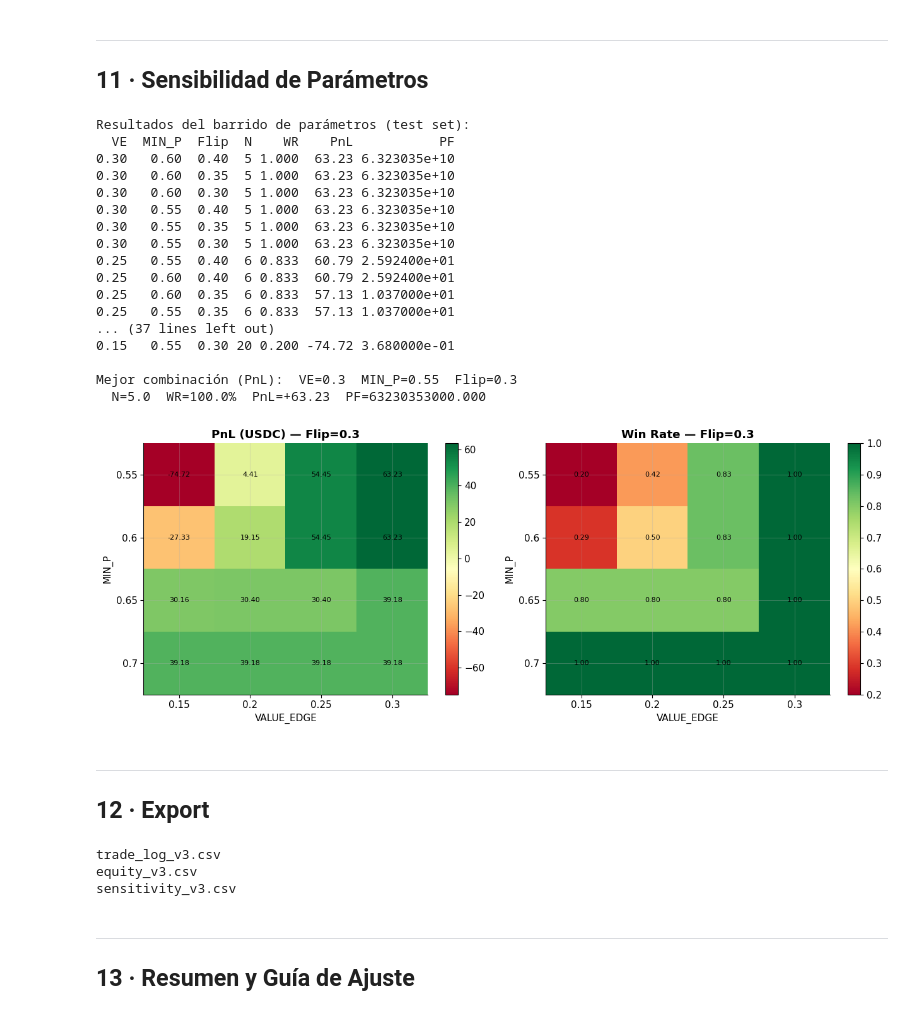
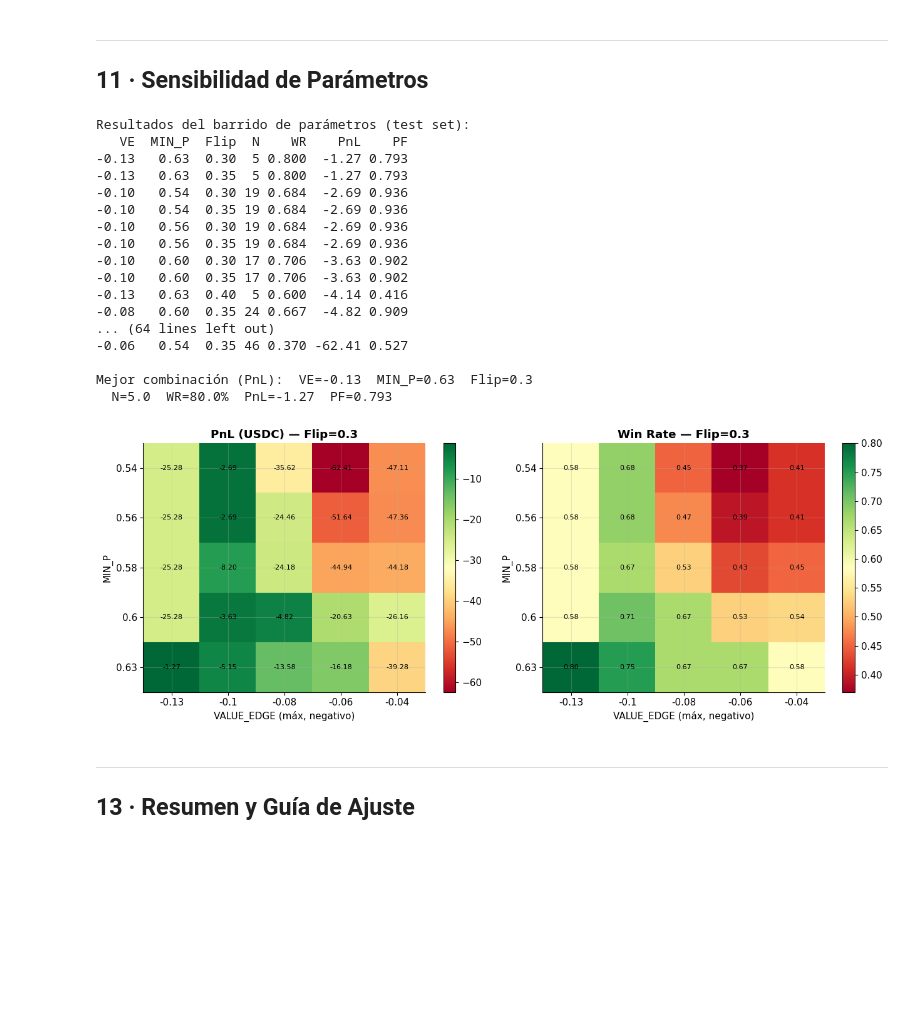
Before and after one commit to guti576/polymarket-bot, a Jupyter notebook: notebooks/polymarket_btc_xgb_exit.ipynb, the cells around one changed output. Cells and saved outputs as stored; diff of their text form; code cells hidden in the pictures; blank space fills up the shorter version.

```diff
--- a/notebooks/polymarket_btc_xgb_exit.ipynb
+++ b/notebooks/polymarket_btc_xgb_exit.ipynb
@@ -100,21 +100,22 @@ CFG = dict(
     # ── Filtros de entrada ─────────────────────────────────────────────────
     ENTRY_LO     = 0.10,    # market_progress mínimo para entrar
     ENTRY_HI     = 0.70,    # market_progress máximo para entrar
-    EV_MIN       = 0.02,    # EV esperado mínimo (USDC)
-    EDGE_MIN     = 0.01,    # P(dir) − break_even mínimo
-    MIN_P        = 0.65,    # probabilidad mínima del modelo
+    MIN_P        = 0.58,    # probabilidad mínima del modelo
 
     # ── Filtro clave: VALUE_EDGE ───────────────────────────────────────────
-    # Diferencia mínima entre probabilidad del MODELO y precio del MERCADO.
-    # Ejemplo: p_modelo=0.75, ask_mercado=0.50  →  value_edge=0.25 (señal fuerte)
-    #          p_modelo=0.75, ask_mercado=0.73  →  value_edge=0.02 (el mercado ya lo sabe)
-    VALUE_EDGE   = 0.25,
+    # Con 11 features el modelo no supera al mercado — lo confirma.
+    # Entrar cuando el mercado ya está muy convencido (ask alto) y el modelo coincide.
+    # value_edge = p_modelo - ask_mercado → negativo cuando el mercado lidera.
+    # Condición: value_edge <= VALUE_EDGE  (umbral MÁXIMO, valor negativo)
+    # Ejemplo: p_up=0.60, ask=0.72  →  value_edge=-0.12 ✓ (mercado muy bullish, modelo confirma)
+    #          p_up=0.65, ask=0.53  →  value_edge=+0.12 ✗ (modelo más bullish que el mercado)
+    VALUE_EDGE   = -0.13,
 
     # ── Exit: solo Model-Flip ─────────────────────────────────────────────
     # Se sale cuando el modelo pierde convicción en la dirección elegida.
     # El stop-loss por precio se elimina: en mercados binarios, el precio
     # oscila antes de converger y un SL de precio corta posiciones ganadoras.
-    FLIP_THRESH  = 0.35,
+    FLIP_THRESH  = 0.3,
 )
 
 print("Configuración:")
@@ -159,7 +158,8 @@ if len(bad):
 
 num_cols = df.select_dtypes(include=[np.number]).columns
 df[num_cols] = df[num_cols].replace([np.inf, -np.inf], np.nan)
-df[num_cols] = df[num_cols].fillna(df[num_cols].median())
+# ⚠️ NO aplicar mediana global aquí — se haría leakage con datos de test.
+# La imputación se realiza en Sección 4 usando TRAIN_MED (solo datos de entrenamiento).
 df['market_progress'] = df['market_progress'].clip(0.0, 1.0)
 
 print(f"Dataset: {df.shape[0]:,} filas × {df.shape[1]} columnas")
@@ -951,8 +899,9 @@ if not trade_log.empty:
 # =============================================================================
 # 11. SENSIBILIDAD: VALUE_EDGE × MIN_P × FLIP_THRESH
 # =============================================================================
-ve_grid   = [0.15, 0.20, 0.25, 0.30]
-mp_grid   = [0.55, 0.60, 0.65, 0.70]
+# VALUE_EDGE es ahora un umbral MÁXIMO (negativo): cuanto más negativo, más exigente.
+ve_grid   = [-0.04, -0.06, -0.08, -0.10, -0.13]
+mp_grid   = [0.54, 0.56, 0.58, 0.60, 0.63]
 flip_grid = [0.30, 0.35, 0.40]
 
 sens_rows = []
@@ -981,70 +930,50 @@ print(df_sens.sort_values('PnL', ascending=False).to_string(index=False))
 
 best_row = df_sens.loc[df_sens['PnL'].idxmax()]
 print(f"\nMejor combinación (PnL):  VE={best_row.VE}  MIN_P={best_row.MIN_P}  Flip={best_row.Flip}")
 print(f"  N={best_row.N}  WR={best_row.WR:.1%}  PnL={best_row.PnL:+.2f}  PF={best_row.PF:.3f}")
 
-# Heatmaps: PnL y WR fijando FLIP_THRESH en el mejor valor
 best_flip = df_sens.loc[df_sens['PnL'].idxmax(), 'Flip']
 sub = df_sens[df_sens['Flip'] == best_flip]
 
 fig, axes = plt.subplots(1, 2, figsize=(13, 5))
 for ax, col, title, cmap in [
     (axes[0], 'PnL', f'PnL (USDC) — Flip={best_flip}', 'RdYlGn'),
     (axes[1], 'WR',  f'Win Rate — Flip={best_flip}',    'RdYlGn'),
 ]:
     pivot = sub.pivot(index='MIN_P', columns='VE', values=col)
     im = ax.imshow(pivot.values.astype(float), cmap=cmap, aspect='auto')
     ax.set_xticks(range(len(pivot.columns))); ax.set_xticklabels(pivot.columns)
     ax.set_yticks(range(len(pivot.index)));   ax.set_yticklabels(pivot.index)
-    ax.set_xlabel('VALUE_EDGE'); ax.set_ylabel('MIN_P')
+    ax.set_xlabel('VALUE_EDGE (máx, negativo)'); ax.set_ylabel('MIN_P')
     ax.set_title(title, fontweight='bold')
     plt.colorbar(im, ax=ax)
     for i in range(pivot.shape[0]):
         for j in range(pivot.shape[1]):
             v = pivot.values[i, j]
             if not np.isnan(float(v)):
                 ax.text(j, i, f'{float(v):.2f}', ha='center', va='center', fontsize=8)
 
 plt.tight_layout()
 plt.show()
 # %% [output]
 Resultados del barrido de parámetros (test set):
-  VE  MIN_P  Flip  N    WR    PnL           PF
-0.30   0.60  0.40  5 1.000  63.23 6.323035e+10
-0.30   0.60  0.35  5 1.000  63.23 6.323035e+10
-0.30   0.60  0.30  5 1.000  63.23 6.323035e+10
-0.30   0.55  0.40  5 1.000  63.23 6.323035e+10
-0.30   0.55  0.35  5 1.000  63.23 6.323035e+10
-0.30   0.55  0.30  5 1.000  63.23 6.323035e+10
-0.25   0.55  0.40  6 0.833  60.79 2.592400e+01
-0.25   0.60  0.40  6 0.833  60.79 2.592400e+01
-0.25   0.60  0.35  6 0.833  57.13 1.037000e+01
-0.25   0.55  0.35  6 0.833  57.13 1.037000e+01
-... (37 lines left out)
-0.15   0.55  0.30 20 0.200 -74.72 3.680000e-01
+   VE  MIN_P  Flip  N    WR    PnL    PF
+-0.13   0.63  0.30  5 0.800  -1.27 0.793
+-0.13   0.63  0.35  5 0.800  -1.27 0.793
+-0.10   0.54  0.30 19 0.684  -2.69 0.936
+-0.10   0.54  0.35 19 0.684  -2.69 0.936
+-0.10   0.56  0.30 19 0.684  -2.69 0.936
+-0.10   0.56  0.35 19 0.684  -2.69 0.936
+-0.10   0.60  0.30 17 0.706  -3.63 0.902
+-0.10   0.60  0.35 17 0.706  -3.63 0.902
+-0.13   0.63  0.40  5 0.600  -4.14 0.416
+-0.08   0.60  0.35 24 0.667  -4.82 0.909
+... (64 lines left out)
+-0.06   0.54  0.35 46 0.370 -62.41 0.527
 
-Mejor combinación (PnL):  VE=0.3  MIN_P=0.55  Flip=0.3
-  N=5.0  WR=100.0%  PnL=+63.23  PF=63230353000.000
+Mejor combinación (PnL):  VE=-0.13  MIN_P=0.63  Flip=0.3
+  N=5.0  WR=80.0%  PnL=-1.27  PF=0.793
-[figure, old version]
+[figure, new version]
-# %% [markdown]
----
-## 12 · Export
-# %%
-# =============================================================================
-# 12. EXPORT
-# =============================================================================
-if not trade_log.empty:
-    trade_log.to_csv('trade_log_v3.csv', index=False)
-    equity.to_csv('equity_v3.csv', header=['equity'])
-    print("trade_log_v3.csv")
-    print("equity_v3.csv")
-
-df_sens.to_csv('sensitivity_v3.csv', index=False)
-print("sensitivity_v3.csv")
-# %% [output]
-trade_log_v3.csv
-equity_v3.csv
-sensitivity_v3.csv
 # %% [markdown]
 ---
 ## 13 · Resumen y Guía de Ajuste
```
Also changed, not shown: parts of 13 cells of this notebook, 1 other file.
